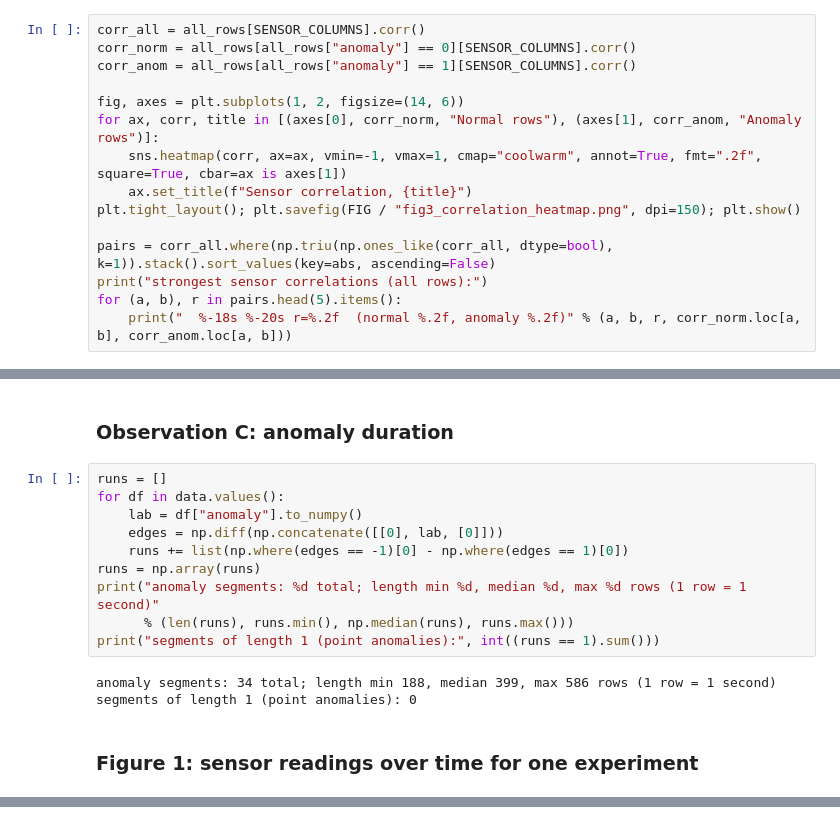
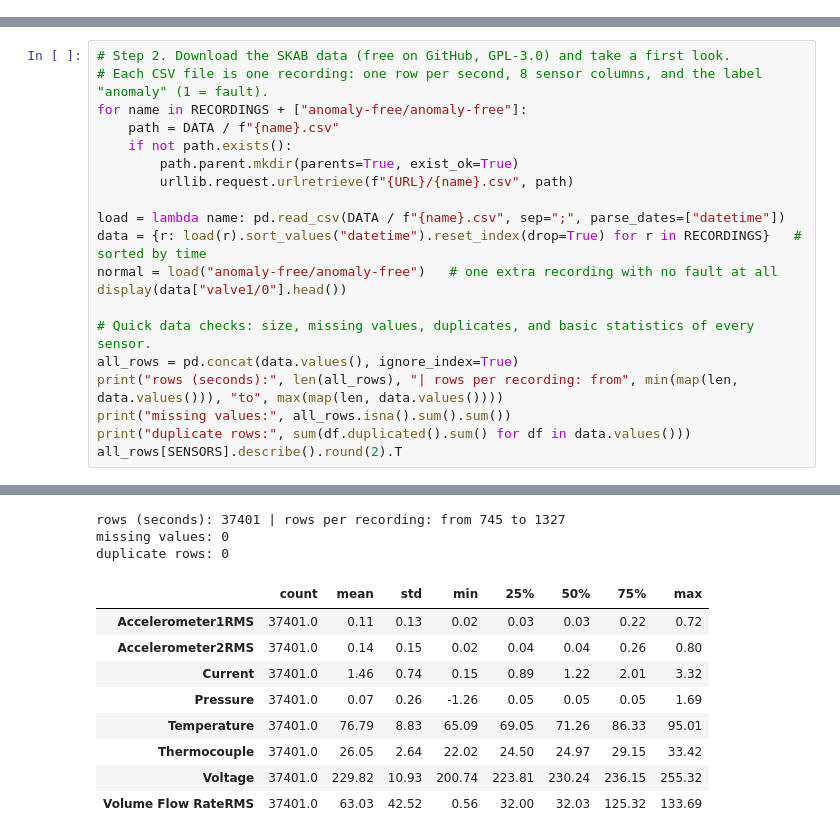
Before and after one commit to asiralabi/skab-timercd-anomaly-detection, a Jupyter notebook: notebook/project.ipynb, the cells around one changed output, grey strips where cells are left out. Cells and saved outputs as stored; diff of their text form.

```diff
--- a/notebook/project.ipynb
+++ b/notebook/project.ipynb
@@ -137,15 +40,0 @@ anomaly fraction per experiment: min 0.25, median 0.35, max 0.49
-# %%
-corr_all = all_rows[SENSOR_COLUMNS].corr()
-corr_norm = all_rows[all_rows["anomaly"] == 0][SENSOR_COLUMNS].corr()
-corr_anom = all_rows[all_rows["anomaly"] == 1][SENSOR_COLUMNS].corr()
-
-fig, axes = plt.subplots(1, 2, figsize=(14, 6))
-for ax, corr, title in [(axes[0], corr_norm, "Normal rows"), (axes[1], corr_anom, "Anomaly rows")]:
-    sns.heatmap(corr, ax=ax, vmin=-1, vmax=1, cmap="coolwarm", annot=True, fmt=".2f", square=True, cbar=ax is axes[1])
-    ax.set_title(f"Sensor correlation, {title}")
-plt.tight_layout(); plt.savefig(FIG / "fig3_correlation_heatmap.png", dpi=150); plt.show()
-
-pairs = corr_all.where(np.triu(np.ones_like(corr_all, dtype=bool), k=1)).stack().sort_values(key=abs, ascending=False)
-print("strongest sensor correlations (all rows):")
-for (a, b), r in pairs.head(5).items():
-    print("  %-18s %-20s r=%.2f  (normal %.2f, anomaly %.2f)" % (a, b, r, corr_norm.loc[a, b], corr_anom.loc[a, b]))
@@ -160,17 +41,21 @@ strongest sensor correlations (all rows):
-# %% [markdown]
-### Observation C: anomaly duration
-# %%
-runs = []
-for df in data.values():
-    lab = df["anomaly"].to_numpy()
-    edges = np.diff(np.concatenate([[0], lab, [0]]))
-    runs += list(np.where(edges == -1)[0] - np.where(edges == 1)[0])
-runs = np.array(runs)
-print("anomaly segments: %d total; length min %d, median %d, max %d rows (1 row = 1 second)"
-      % (len(runs), runs.min(), np.median(runs), runs.max()))
-print("segments of length 1 (point anomalies):", int((runs == 1).sum()))
-# %% [output]
-anomaly segments: 34 total; length min 188, median 399, max 586 rows (1 row = 1 second)
-segments of length 1 (point anomalies): 0
-# %% [markdown]
-### Figure 1: sensor readings over time for one experiment
+# %%
+# Step 2. Download the SKAB data (free on GitHub, GPL-3.0) and take a first look.
+# Each CSV file is one recording: one row per second, 8 sensor columns, and the label "anomaly" (1 = fault).
+for name in RECORDINGS + ["anomaly-free/anomaly-free"]:
+    path = DATA / f"{name}.csv"
+    if not path.exists():
+        path.parent.mkdir(parents=True, exist_ok=True)
+        urllib.request.urlretrieve(f"{URL}/{name}.csv", path)
+
+load = lambda name: pd.read_csv(DATA / f"{name}.csv", sep=";", parse_dates=["datetime"])
+data = {r: load(r).sort_values("datetime").reset_index(drop=True) for r in RECORDINGS}   # sorted by time
+normal = load("anomaly-free/anomaly-free")   # one extra recording with no fault at all
+display(data["valve1/0"].head())
+
+# Quick data checks: size, missing values, duplicates, and basic statistics of every sensor.
+all_rows = pd.concat(data.values(), ignore_index=True)
+print("rows (seconds):", len(all_rows), "| rows per recording: from", min(map(len, data.values())), "to", max(map(len, data.values())))
+print("missing values:", all_rows.isna().sum().sum())
+print("duplicate rows:", sum(df.duplicated().sum() for df in data.values()))
+all_rows[SENSORS].describe().round(2).T
+# %% [output]
@@ -177 +68,13 @@ segments of length 1 (point anomalies): 0
+rows (seconds): 37401 | rows per recording: from 745 to 1327
+missing values: 0
+duplicate rows: 0
+|  | count | mean | std | min | 25% | 50% | 75% | max |
+| Accelerometer1RMS | 37401.0 | 0.11 | 0.13 | 0.02 | 0.03 | 0.03 | 0.22 | 0.72 |
+| Accelerometer2RMS | 37401.0 | 0.14 | 0.15 | 0.02 | 0.04 | 0.04 | 0.26 | 0.80 |
+| Current | 37401.0 | 1.46 | 0.74 | 0.15 | 0.89 | 1.22 | 2.01 | 3.32 |
+| Pressure | 37401.0 | 0.07 | 0.26 | -1.26 | 0.05 | 0.05 | 0.05 | 1.69 |
+| Temperature | 37401.0 | 76.79 | 8.83 | 65.09 | 69.05 | 71.26 | 86.33 | 95.01 |
+| Thermocouple | 37401.0 | 26.05 | 2.64 | 22.02 | 24.50 | 24.97 | 29.15 | 33.42 |
+| Voltage | 37401.0 | 229.82 | 10.93 | 200.74 | 223.81 | 230.24 | 236.15 | 255.32 |
+| Volume Flow RateRMS | 37401.0 | 63.03 | 42.52 | 0.56 | 32.00 | 32.03 | 125.32 | 133.69 |
 # %%
```
Also changed, not shown: parts of 33 cells of this notebook, 12 other files.
